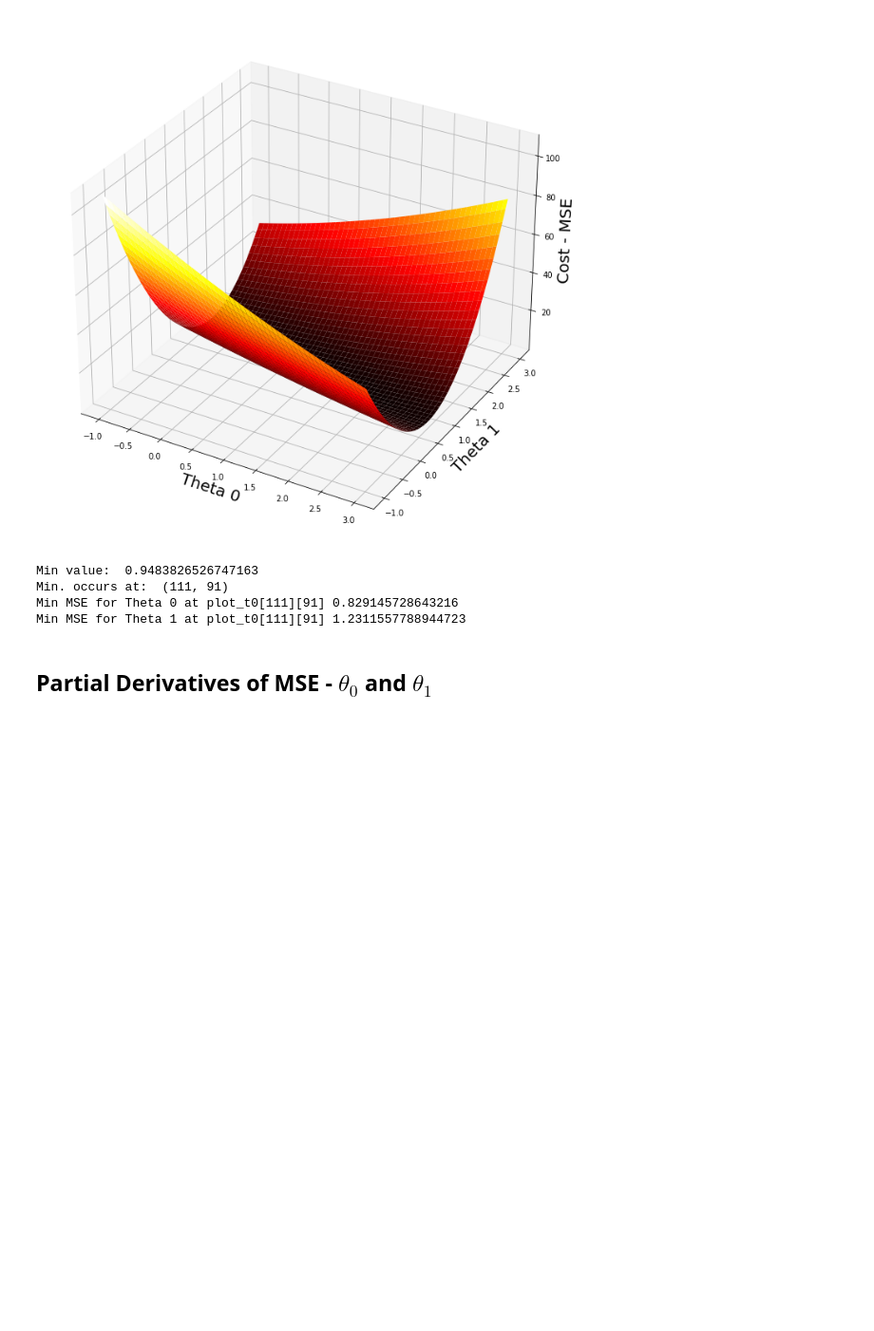
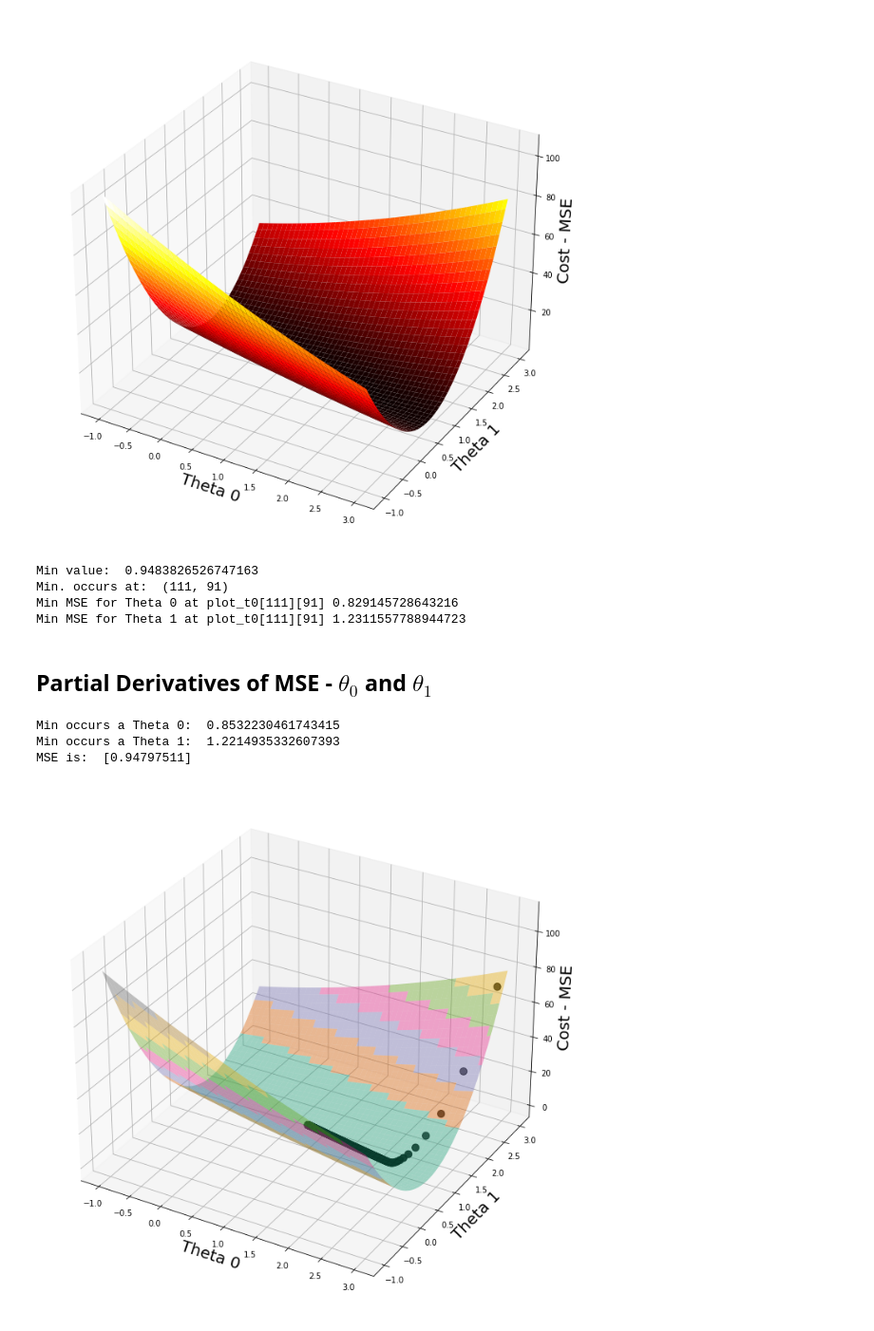
Before and after one commit to gxgarciat/Playground-DataAnalysis, a Jupyter notebook: 7_MeanSquaredError.ipynb, the cells around one changed output. Shown: that part at 95% size. Drawn from its saved outputs; the diff is of its cells as text; code cells hidden in the pictures; blank space fills up the shorter version.

```diff
--- a/7_MeanSquaredError.ipynb
+++ b/7_MeanSquaredError.ipynb
@@ -133,7 +133,7 @@ Min MSE for Theta 1 at plot_t0[111][91] 1.2311557788944723
 def grad(x,y,thetas):
     n = y.size
     theta0_slope = (-2/n) * sum(y-thetas[0]-thetas[1]*x)
-    theta0_slope = (-2/n) * sum((y-thetas[0]-thetas[1]*x)*x)
+    theta1_slope = (-2/n) * sum((y-thetas[0]-thetas[1]*x)*x)
 
     #return np.array([theta0_slope[0]],theta1_slope[0])
     #return np.append(arr=theta0_slope,values=theta1_slope)
@@ -142,0 +141,37 @@ multiplier
+# %%
+multiplier = 0.01
+thetas = np.array([2.9,2.9])
+
+#Scatter plot - data
+plot_vals = thetas.reshape(1,2)
+mse_vals = mse(y_1,thetas[0]+thetas[1]*x_1)
+
+for i in range(1000):
+    thetas = thetas - multiplier * grad(x_1,y_1,thetas)
+
+    plot_vals = np.concatenate((plot_vals,thetas.reshape(1,2)),axis=0)
+    mse_vals = np.append(arr=mse_vals,values=mse(y_1,thetas[0]+thetas[1]*x_1))
+
+# Results
+print('Min occurs a Theta 0: ',thetas[0])
+print('Min occurs a Theta 1: ',thetas[1])
+print('MSE is: ',mse(y_1,thetas[0]+thetas[1]*x_1))
+# %% [output]
+Min occurs a Theta 0:  0.8532230461743415
+Min occurs a Theta 1:  1.2214935332607393
+MSE is:  [0.94797511]
+# %%
+# Graph generation
+
+fig = plt.figure(figsize=[16,12])
+ax = fig.gca(projection='3d')
+
+ax.set_xlabel('Theta 0',fontsize=20)
+ax.set_ylabel('Theta 1',fontsize=20)
+ax.set_zlabel('Cost - MSE',fontsize=20)
+
+ax.scatter(plot_vals[:,0],plot_vals[:,1],mse_vals,s=80,color='black')
+ax.plot_surface(plot_t0,plot_t1,plot_cost,cmap=cm.Dark2,alpha=0.4)
+plt.show()
+# %% [output]
+[figure, added]
```
Also changed, not shown: parts of 1 cell of this notebook.
